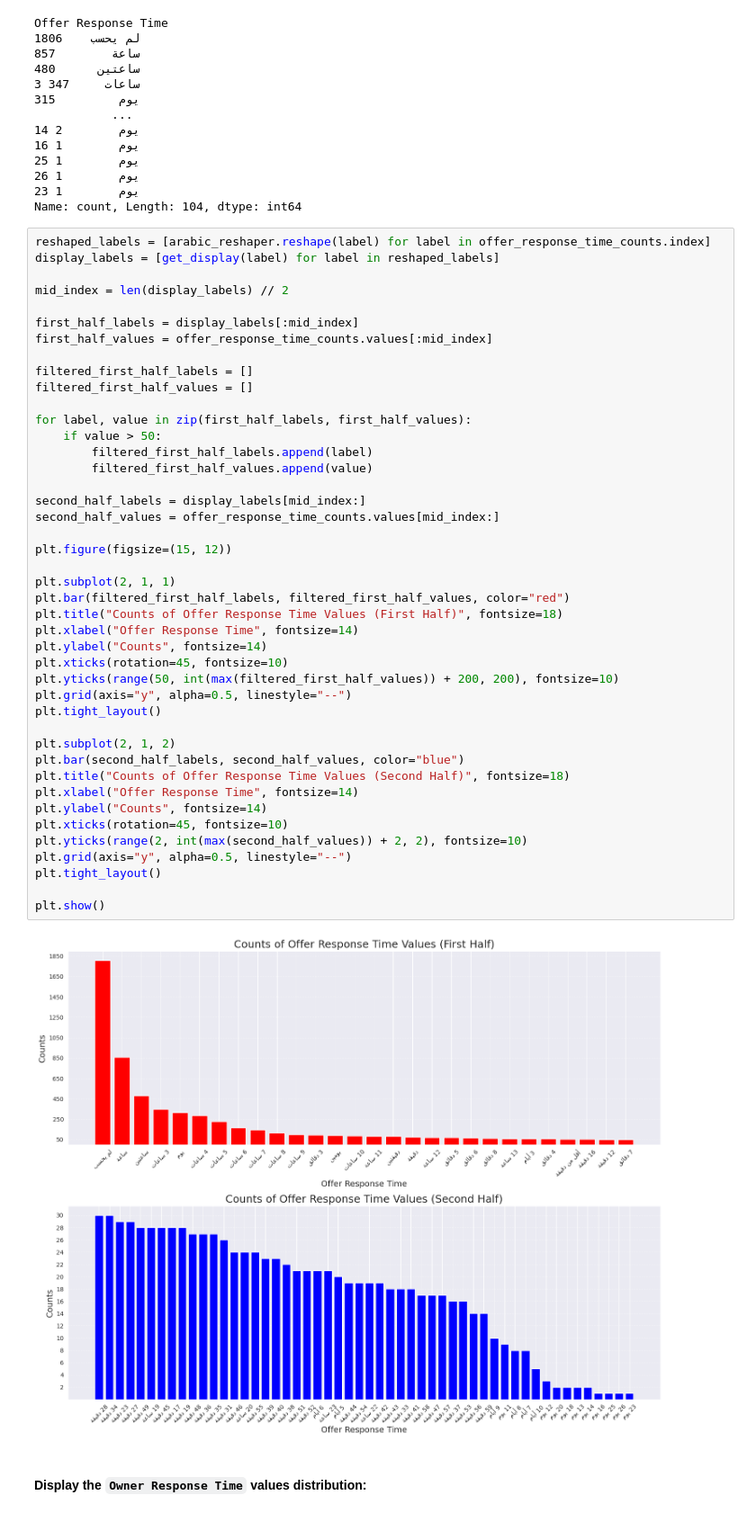
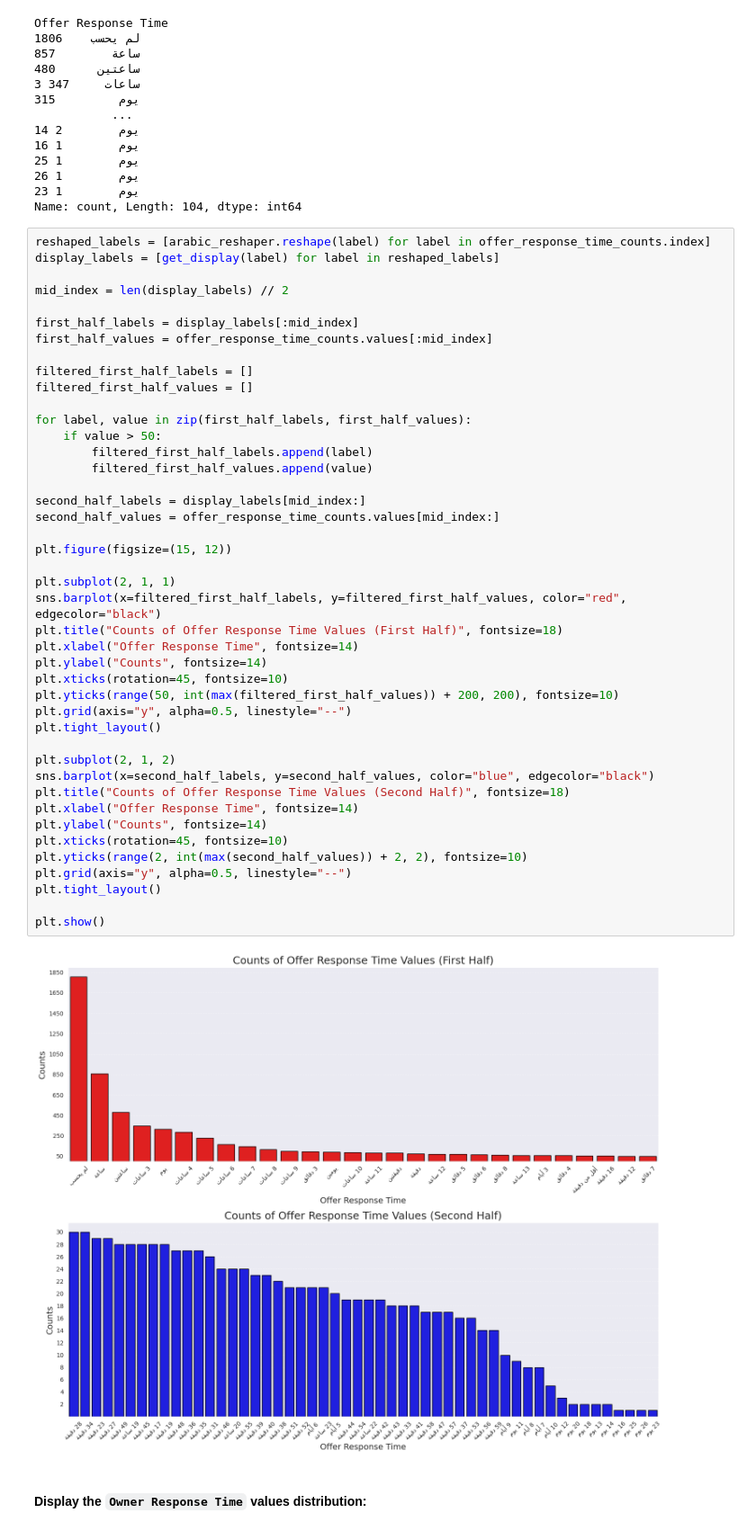
Before and after one commit to IsmaelMousa/khamsat-predictor, a Jupyter notebook: notebooks/eda.ipynb, the cells around one changed output. Shown at 90% size. Cells and saved outputs as stored; diff of their text form.

```diff
--- a/notebooks/eda.ipynb
+++ b/notebooks/eda.ipynb
@@ -232,36 +263,36 @@ filtered_first_half_values = []
 for label, value in zip(first_half_labels, first_half_values):
     if value > 50:
         filtered_first_half_labels.append(label)
         filtered_first_half_values.append(value)
 
 second_half_labels = display_labels[mid_index:]
 second_half_values = offer_response_time_counts.values[mid_index:]
 
 plt.figure(figsize=(15, 12))
 
 plt.subplot(2, 1, 1)
-plt.bar(filtered_first_half_labels, filtered_first_half_values, color="red")
+sns.barplot(x=filtered_first_half_labels, y=filtered_first_half_values, color="red", edgecolor="black")
 plt.title("Counts of Offer Response Time Values (First Half)", fontsize=18)
 plt.xlabel("Offer Response Time", fontsize=14)
 plt.ylabel("Counts", fontsize=14)
 plt.xticks(rotation=45, fontsize=10)
 plt.yticks(range(50, int(max(filtered_first_half_values)) + 200, 200), fontsize=10)
 plt.grid(axis="y", alpha=0.5, linestyle="--")
 plt.tight_layout()
 
 plt.subplot(2, 1, 2)
-plt.bar(second_half_labels, second_half_values, color="blue")
+sns.barplot(x=second_half_labels, y=second_half_values, color="blue", edgecolor="black")
 plt.title("Counts of Offer Response Time Values (Second Half)", fontsize=18)
 plt.xlabel("Offer Response Time", fontsize=14)
 plt.ylabel("Counts", fontsize=14)
 plt.xticks(rotation=45, fontsize=10)
 plt.yticks(range(2, int(max(second_half_values)) + 2, 2), fontsize=10)
 plt.grid(axis="y", alpha=0.5, linestyle="--")
 plt.tight_layout()
 
 plt.show()
 # %% [output]
-[figure, old version]
+[figure, new version]
 # %% [markdown]
 #### Display the `Owner Response Time` values distribution:
 # %%
```
Also changed, not shown: parts of 35 cells of this notebook.
